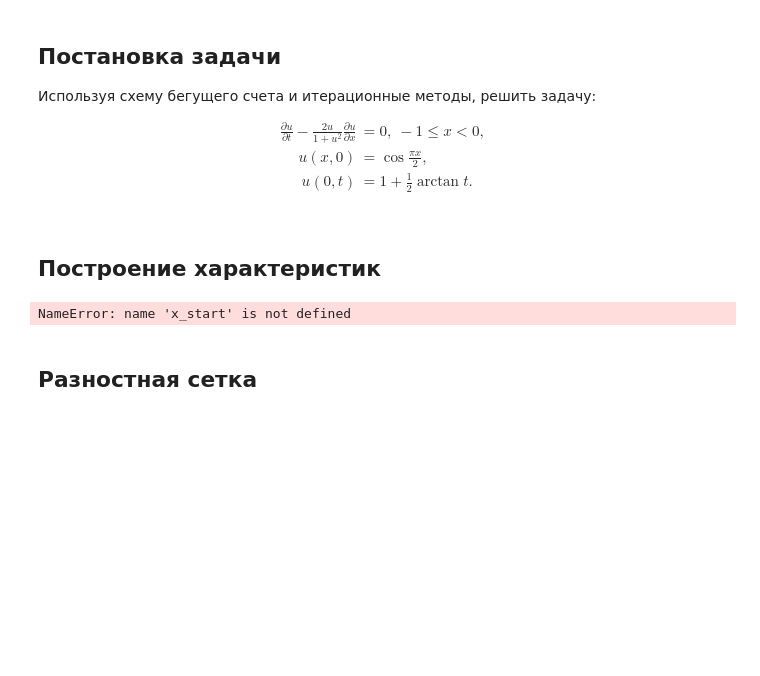
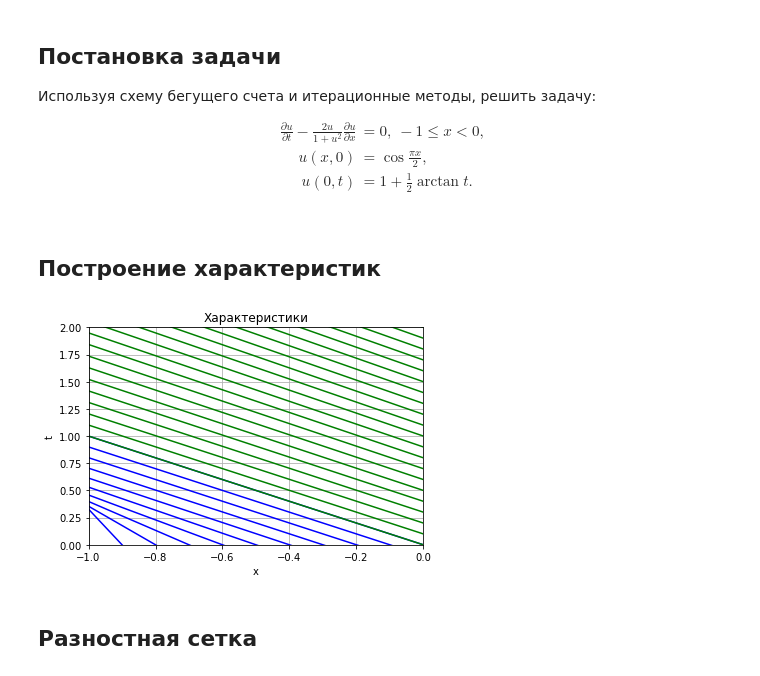
Before and after one commit to ctbip/omm-praki, a Jupyter notebook: styrov-28var.ipynb, the cells around one changed output. Saved outputs shown, nothing was run; the diff lists cells and outputs as text; code cells hidden in the pictures; blank space fills up the shorter version.

```diff
--- a/styrov-28var.ipynb
+++ b/styrov-28var.ipynb
@@ -27,27 +27,33 @@ $$
 $$
 # %% [markdown]
 ## Построение характеристик
-# %%
-
-        fig, ax =plt.subplots(figsize=(6,6))
-        plt.ylim(x_start,x_end)
-        plt.xlim(t_start, t_end)
-        plt.title('Семейства характеристик')
-        plt.xlabel('t')
-        plt.ylabel('x')
-        x_array = np.linspace(x_start, x_end, num)
-        t_array = np.linspace(t_start, t_end, num)
-        for x0 in x_array:
-            plt.plot(t_array, t_array**2+x0, color = "b")  #  Начальные условия
-
-        for t0 in t_array:
-            plt.plot(t_array,t_array**2-t0**2, color = "r")  #  Граничные условия
-
-        plt.plot(t_array,t_array**2, color = "g")
-        ax.tick_params(axis = 'both', which = 'major', direction ='in')
-plot_characteristics(x_start, x_end, t_start, t_end, num)
-# %% [output]
-NameError: name 'x_start' is not defined
+# %%
+xmin =  -1
+xmax = 0
+tmin = 0
+tmax = 2
+
+def c1(x):
+    return  [-(1 + (np.cos(np.pi * x0 * 0.5))*(np.cos(np.pi * x0 *0.5)))/(2 * (np.cos(np.pi*x0/2)))*(x-x0) for x0 in np.arange(xmin , xmax + 0.1, 0.1)]
+def c2(x):
+    return [t0 - (1 + (1 + 0.5 * np.arctan(t0)) * (1 + 0.5 * np.arctan(t0)))/(2 * (1 + 0.5 * np.arctan(t0))) * x for t0 in np.arange(tmin , tmax + 0.1, 0.1)]
+
+x_arr = np.arange(xmin , xmax + 0.1, 0.1)
+x_array = [c1(x) for x in  x_arr]
+t_array = [c2(x) for x in  x_arr]
+
+plt.plot()
+plt.ylim(tmin , tmax)
+plt.xlim(xmin , xmax)
+plt.plot(x_arr , x_array , color = "blue")
+plt.plot(x_arr , t_array , color = "green")
+plt.title('Характеристики')
+plt.ylabel('t')
+plt.xlabel('x')
+plt.grid(True)
+plt.show()
+# %% [output]
+[figure, added]
 # %% [markdown]
 ## Разностная сетка
 # %%
```
Also changed, not shown: parts of 2 cells of this notebook.
